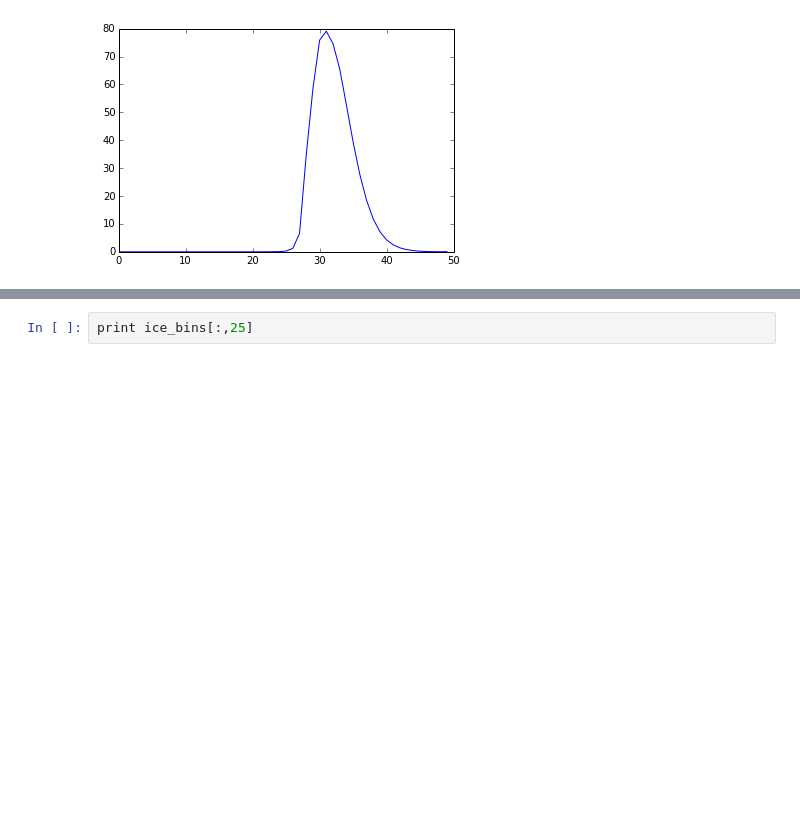
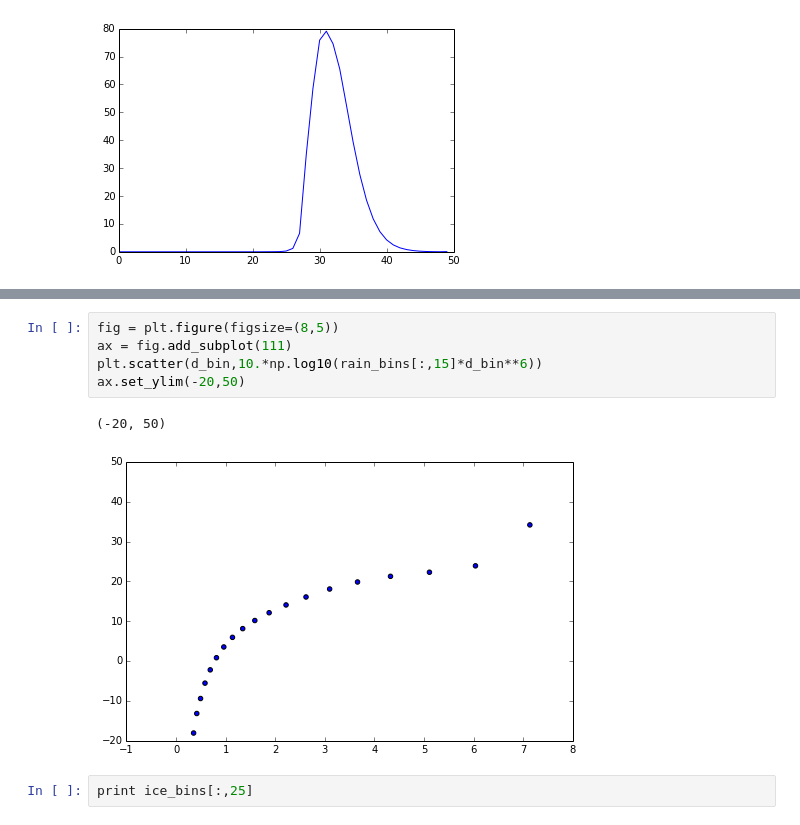
Before and after one commit to mvanlierwalq/IPy_NB_Public, a Jupyter notebook: dharma_single.ipynb, the cells around one changed output, grey strips where cells are left out. Drawn from its saved outputs; the diff is of its cells as text; blank space fills up the shorter version.

Commit message:
added a bit to dharma_single.ipynb
showing something like reflectivity for ice and rain bins

```diff
--- a/dharma_single.ipynb
+++ b/dharma_single.ipynb
@@ -114,3 +122,11 @@ plt.plot(ice_bins[:,25])
+# %%
+fig = plt.figure(figsize=(8,5))
+ax = fig.add_subplot(111)
+plt.scatter(d_bin,10.*np.log10(rain_bins[:,15]*d_bin**6))
+ax.set_ylim(-20,50)
+# %% [output]
+(-20, 50)
+[figure, added]
 # %%
 print ice_bins[:,25]
 # %% [output]
```
Also changed, not shown: parts of 1 cell of this notebook.
